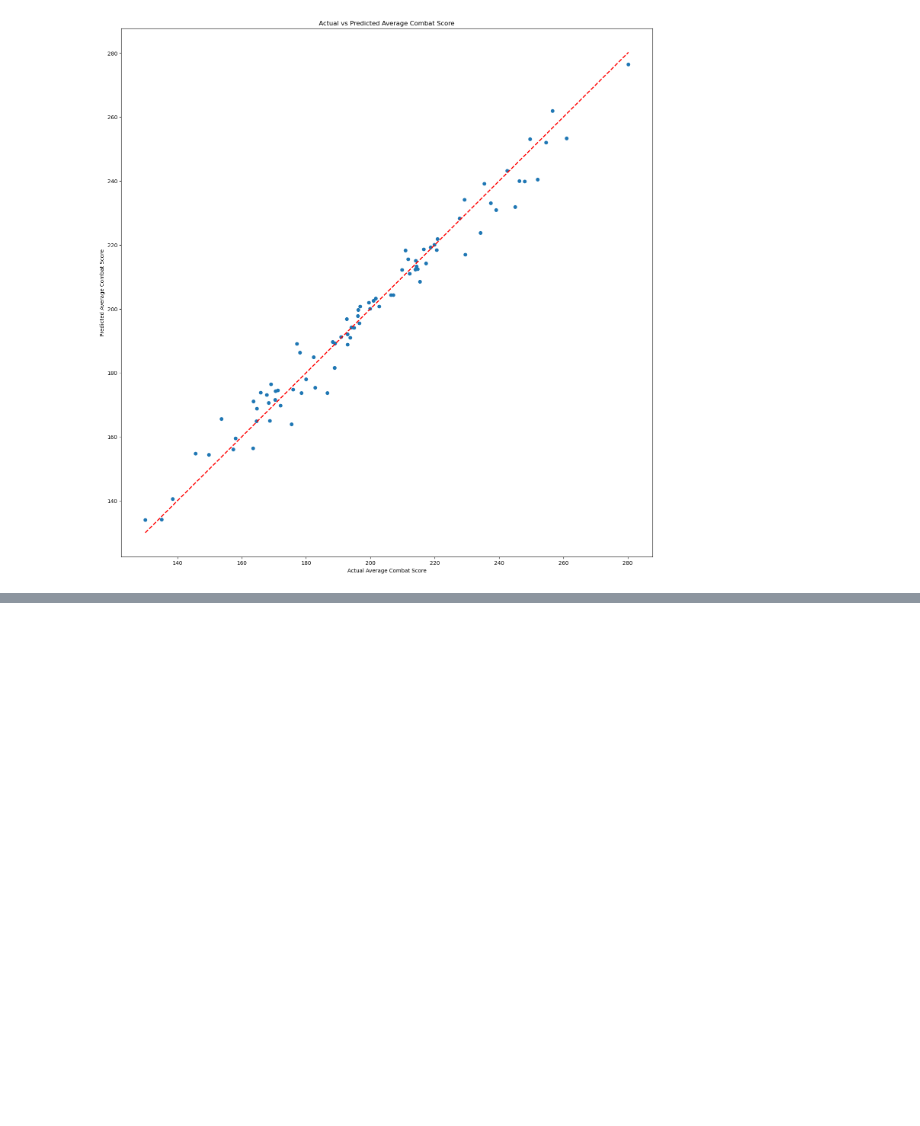
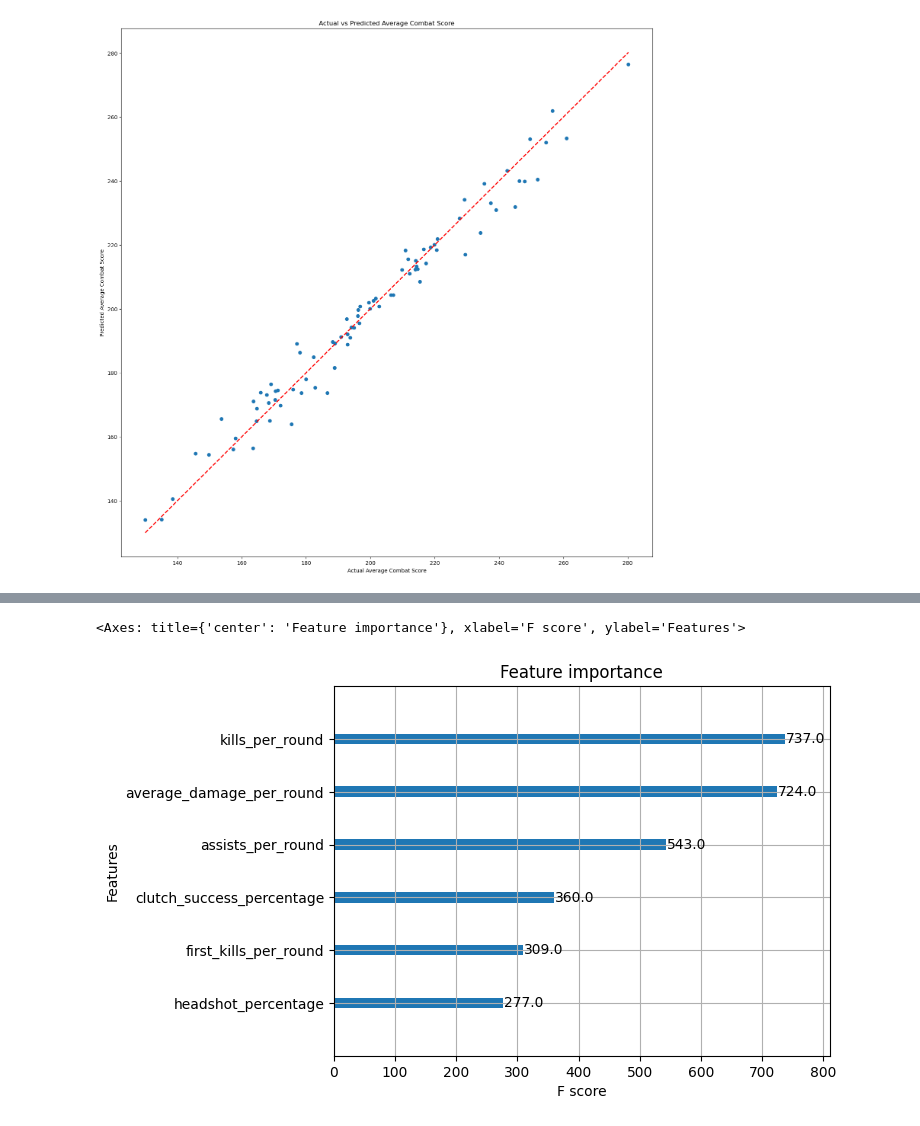
Before and after one commit to agbandong/valorant-boosted-tree, a Jupyter notebook: ACS_Model.ipynb, the cells around one changed output, grey strips where cells are left out. Drawn from its saved outputs; the diff is of its cells as text; code cells hidden in the pictures; blank space fills up the shorter version.

```diff
--- a/ACS_Model.ipynb
+++ b/ACS_Model.ipynb
@@ -288,0 +302,6 @@ plt.show()
+# %%
+# Select features and target variable
+features = ['kills_per_round', 'assists_per_round', 'average_damage_per_round',
+            'first_kills_per_round', 'clutch_success_percentage', 'headshot_percentage']
+
+target_variable = 'average_combat_score'
@@ -288,0 +366,6 @@ plt.show()
+# %%
+#Predict importance of each feature
+plot_importance(model)
+# %% [output]
+<Axes: title={'center': 'Feature importance'}, xlabel='F score', ylabel='Features'>
+[figure, added]
```
Also changed, not shown: parts of 41 cells of this notebook, 6 other files.
